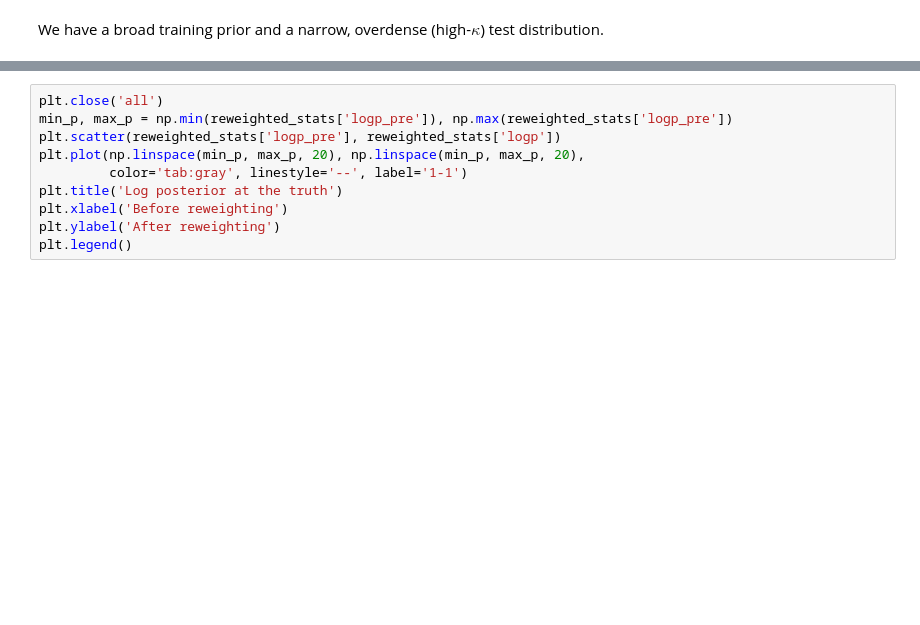
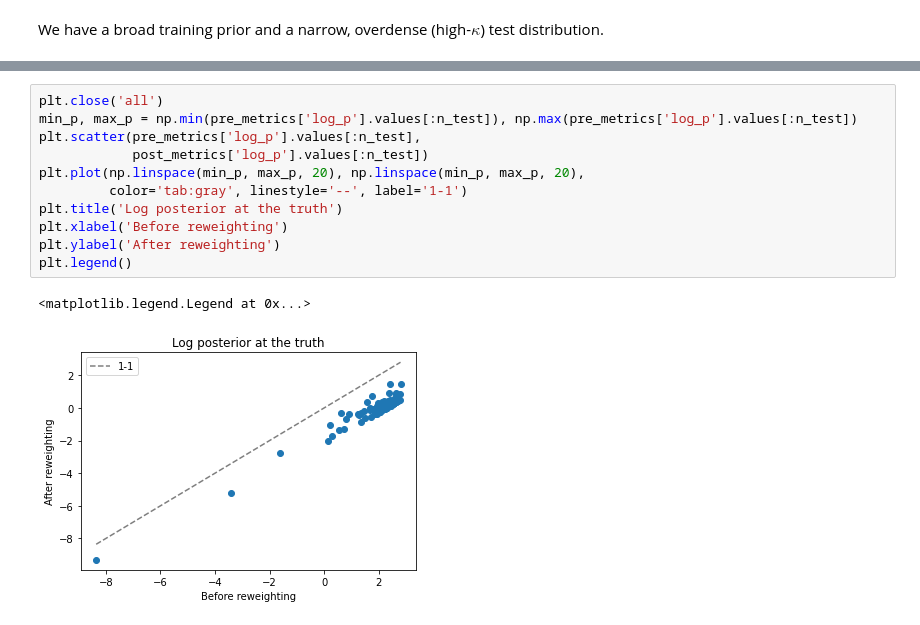
Before and after one commit to jiwoncpark/node-to-joy, a Jupyter notebook: demo/Hierarchical_Inference_Validation.ipynb, the cells around one changed output, grey strips where cells are left out. Drawn from its saved outputs; the diff is of its cells as text; blank space fills up the shorter version.

```diff
--- a/demo/Hierarchical_Inference_Validation.ipynb
+++ b/demo/Hierarchical_Inference_Validation.ipynb
@@ -271,13 +271,17 @@ plt.title('Post-reweighting')
 # %%
 plt.close('all')
-min_p, max_p = np.min(reweighted_stats['logp_pre']), np.max(reweighted_stats['logp_pre'])
-plt.scatter(reweighted_stats['logp_pre'], reweighted_stats['logp'])
+min_p, max_p = np.min(pre_metrics['log_p'].values[:n_test]), np.max(pre_metrics['log_p'].values[:n_test])
+plt.scatter(pre_metrics['log_p'].values[:n_test],
+            post_metrics['log_p'].values[:n_test])
 plt.plot(np.linspace(min_p, max_p, 20), np.linspace(min_p, max_p, 20),
          color='tab:gray', linestyle='--', label='1-1')
 plt.title('Log posterior at the truth')
 plt.xlabel('Before reweighting')
 plt.ylabel('After reweighting')
 plt.legend()
+# %% [output]
+<matplotlib.legend.Legend at 0x...>
+[figure, added]
 # %%
 k_bnn_reweighted = infer_obj.get_reweighted_bnn_kappa(1000, None)
 infer_obj.get_calibration_plot(k_bnn_reweighted)
```
Also changed, not shown: parts of 13 cells of this notebook, 2 other files.
